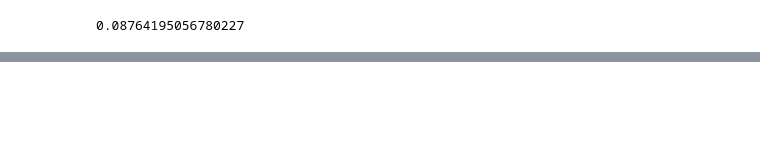
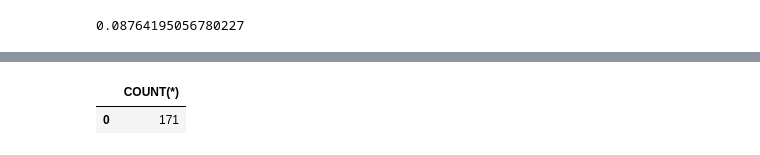
Before and after one commit to TDFelton/FirstPitchFastballFiesta, a Jupyter notebook: data_processing.ipynb, the cells around one changed output, grey strips where cells are left out. Cells and saved outputs as stored; diff of their text form; code cells hidden in the pictures; blank space fills up the shorter version.

```diff
--- a/data_processing.ipynb
+++ b/data_processing.ipynb
@@ -465,0 +433,19 @@ conn.close()
+# %%
+db = "barrels.db"
+with sql.connect(db, timeout = 1000) as conn:
+    cur = conn.cursor()
+join_fp_bar = """
+CREATE TABLE First_pitch_barrel
+AS
+SELECT f.game_string, f.play_per_game, f.pitch_release_time, f.pitch_end_time, f.result_in_play, f.first_pitch, f.pitcher, f.batter, b.barrel, b.exit_velocity, b.launch_angle
+FROM first_pitches AS f
+LEFT JOIN ev_la AS b
+ON f.game_string = b.game_string
+AND f.play_per_game = b.play_per_game
+ORDER BY f.game_string, f.play_per_game
+"""
+drop_table = "DROP TABLE IF EXISTS First_pitch_barrel"
+cur.execute(drop_table)
+cur.execute(join_fp_bar)
+conn.commit()
+pd.read_sql("SELECT * FROM First_pitch_barrel", conn).head(25)
@@ -465,0 +526,5 @@ conn.close()
+# %%
+pd.read_sql("SELECT COUNT(*) FROM First_pitch_barrel WHERE barrel = 1.0", conn).head(50)
+# %% [output]
+|  | COUNT(*) |
+| 0 | 171 |
```
Also changed, not shown: parts of 19 cells of this notebook.
